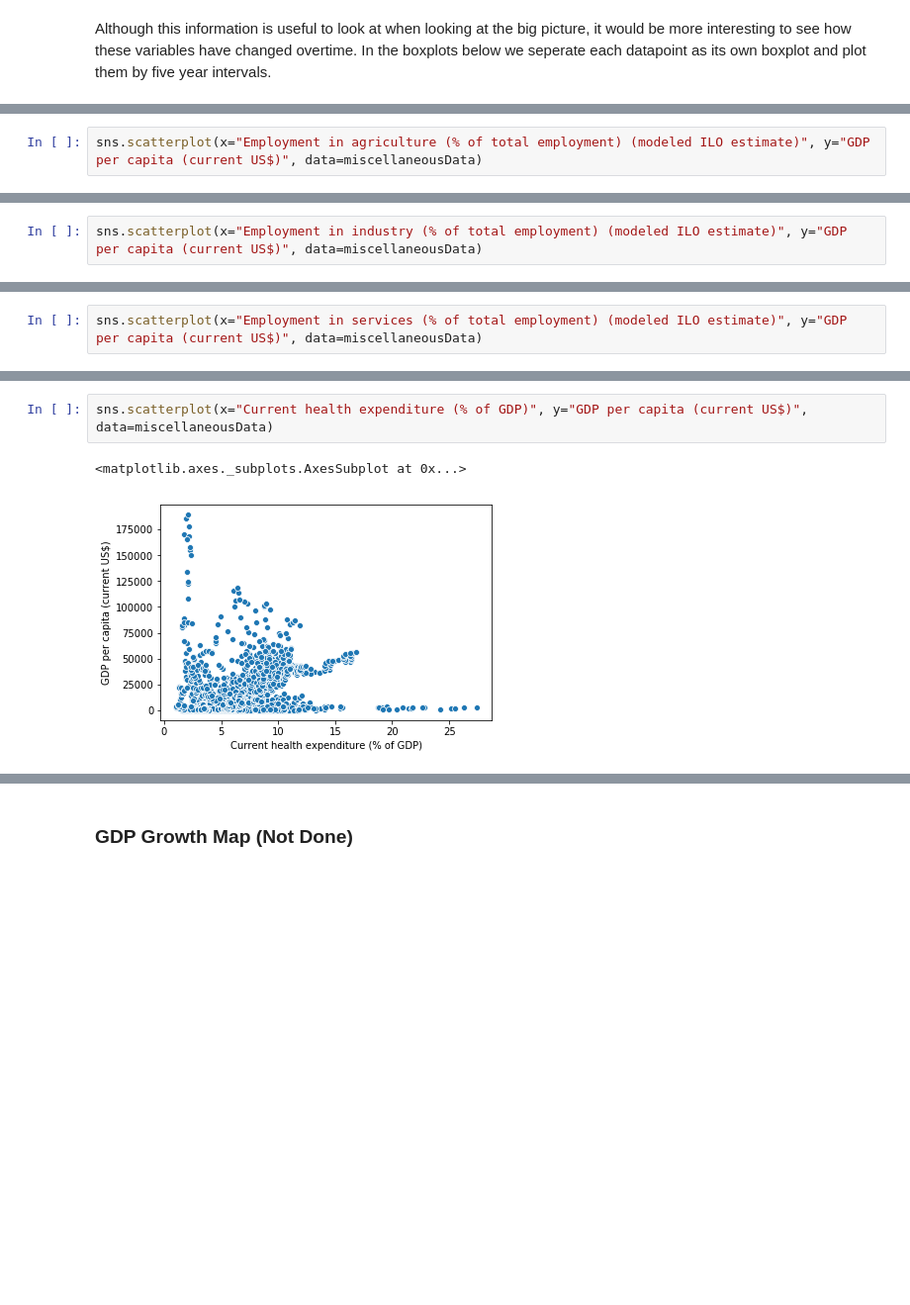
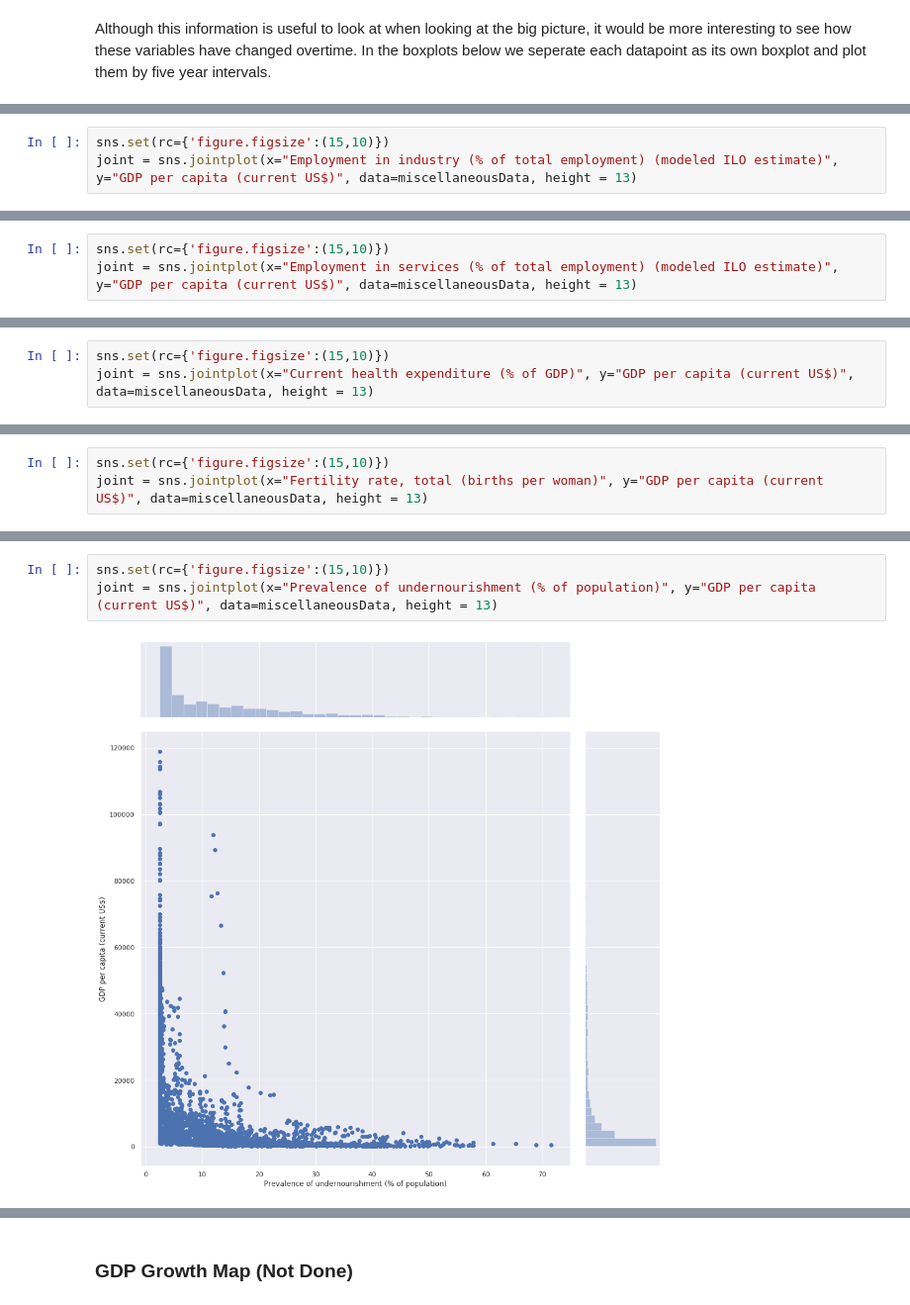
Before and after one commit to thechuster/thechuster.github.io, a Jupyter notebook: FinalProject.ipynb, the cells around one changed output, grey strips where cells are left out. Shown at 99% size. Drawn from its saved outputs; the diff is of its cells as text; blank space fills up the shorter version.

```diff
--- a/FinalProject.ipynb
+++ b/FinalProject.ipynb
@@ -360,3 +443,4 @@ miscellaneousData.describe()
 # %%
-sns.scatterplot(x="Employment in agriculture (% of total employment) (modeled ILO estimate)", y="GDP per capita (current US$)", data=miscellaneousData)
+sns.set(rc={'figure.figsize':(15,10)})
+joint = sns.jointplot(x="Employment in industry (% of total employment) (modeled ILO estimate)", y="GDP per capita (current US$)", data=miscellaneousData, height = 13)
 # %% [output]
@@ -365,3 +448,4 @@ sns.scatterplot(x="Employment in agriculture (% of total employment) (modeled IL
 # %%
-sns.scatterplot(x="Employment in industry (% of total employment) (modeled ILO estimate)", y="GDP per capita (current US$)", data=miscellaneousData)
+sns.set(rc={'figure.figsize':(15,10)})
+joint = sns.jointplot(x="Employment in services (% of total employment) (modeled ILO estimate)", y="GDP per capita (current US$)", data=miscellaneousData, height = 13)
 # %% [output]
@@ -370,3 +453,4 @@ sns.scatterplot(x="Employment in industry (% of total employment) (modeled ILO e
 # %%
-sns.scatterplot(x="Employment in services (% of total employment) (modeled ILO estimate)", y="GDP per capita (current US$)", data=miscellaneousData)
+sns.set(rc={'figure.figsize':(15,10)})
+joint = sns.jointplot(x="Current health expenditure (% of GDP)", y="GDP per capita (current US$)", data=miscellaneousData, height = 13)
 # %% [output]
@@ -374,0 +458,3 @@ sns.scatterplot(x="Employment in services (% of total employment) (modeled ILO e
+# %%
+sns.set(rc={'figure.figsize':(15,10)})
+joint = sns.jointplot(x="Fertility rate, total (births per woman)", y="GDP per capita (current US$)", data=miscellaneousData, height = 13)
@@ -375,6 +463,6 @@ sns.scatterplot(x="Employment in services (% of total employment) (modeled ILO e
 # %%
-sns.scatterplot(x="Current health expenditure (% of GDP)", y="GDP per capita (current US$)", data=miscellaneousData)
+sns.set(rc={'figure.figsize':(15,10)})
+joint = sns.jointplot(x="Prevalence of undernourishment (% of population)", y="GDP per capita (current US$)", data=miscellaneousData, height = 13)
 # %% [output]
-<matplotlib.axes._subplots.AxesSubplot at 0x...>
-[figure, old version]
+[figure, new version]
 # %%
```
Also changed, not shown: parts of 40 cells of this notebook, 1 other file.
